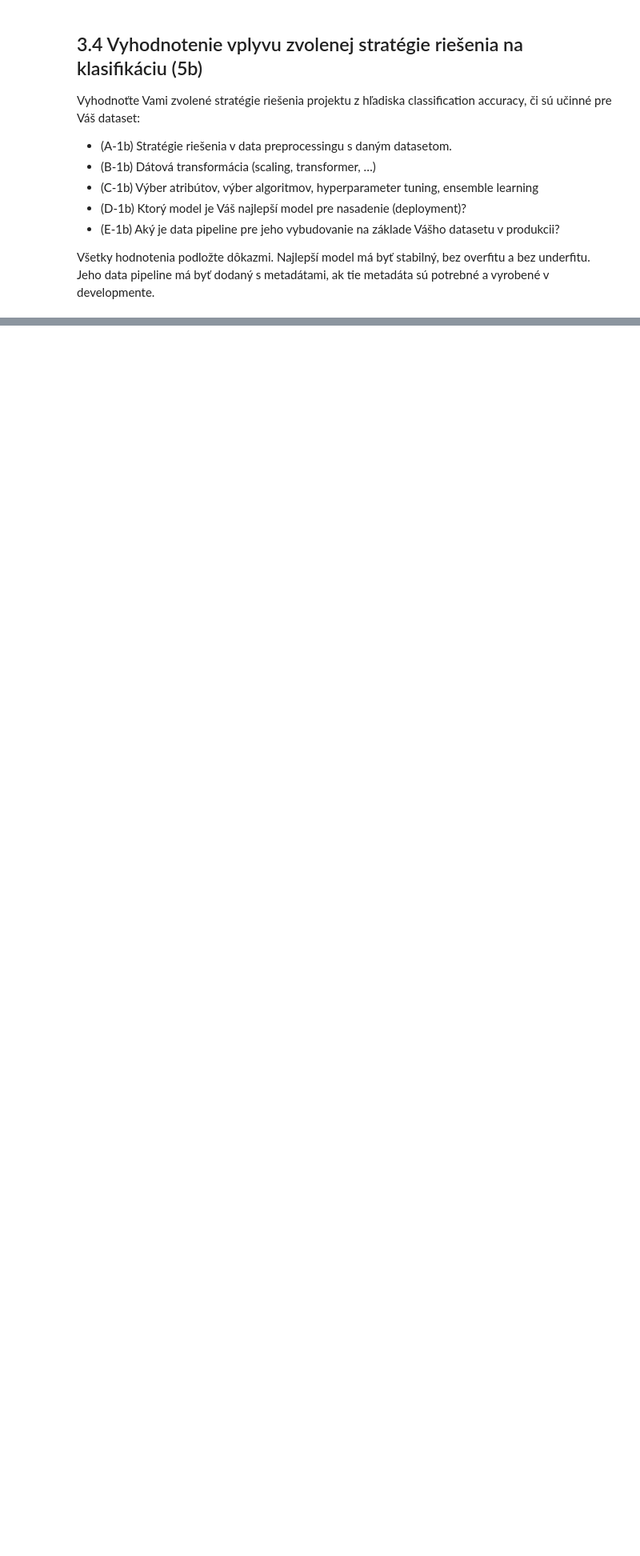
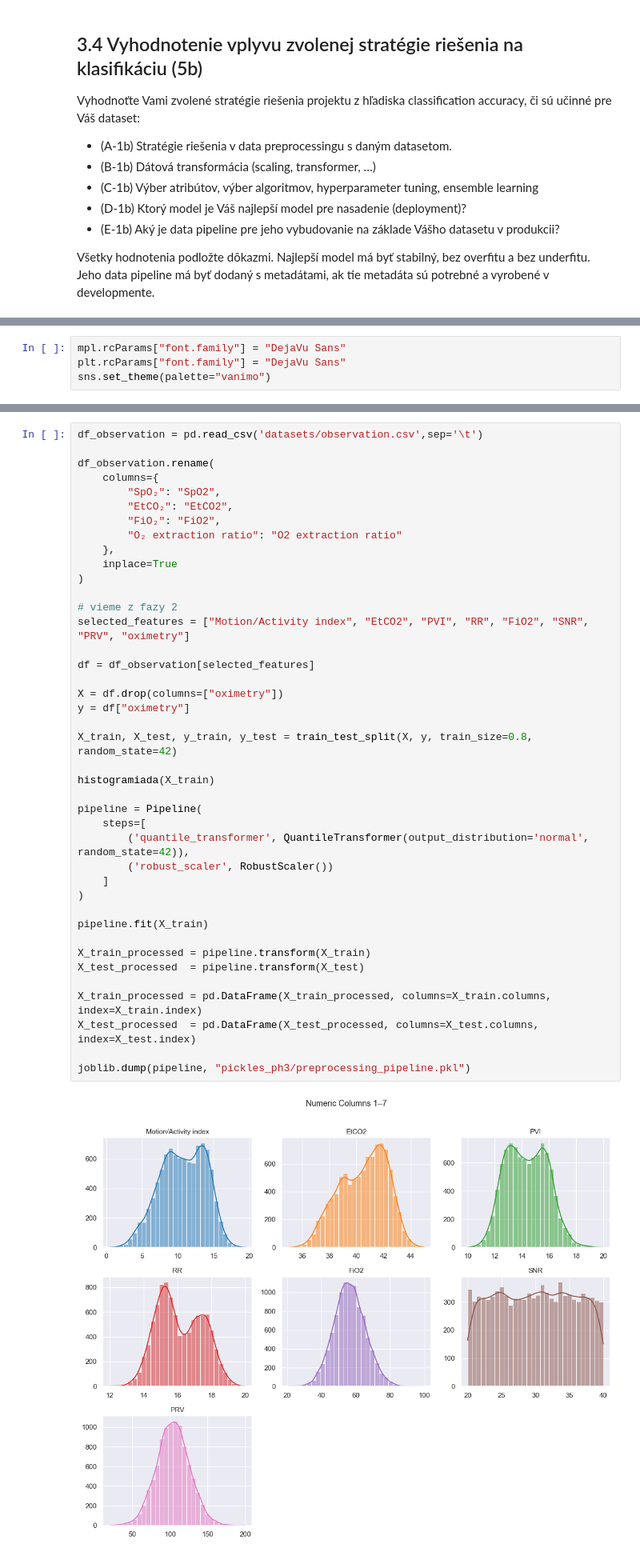
Before and after one commit to johannatilesova/IAU-project, a Jupyter notebook: phase3_Tilesova_Pecenka.ipynb, the cells around one changed output, grey strips where cells are left out. Shown at 80% size. Saved outputs shown, nothing was run; the diff lists cells and outputs as text; blank space fills up the shorter version.

Commit message:
phase3 - initial preprocessing pipeline

```diff
--- a/phase3_Tilesova_Pecenka.ipynb
+++ b/phase3_Tilesova_Pecenka.ipynb
@@ -31,0 +44,4 @@ Všetky hodnotenia podložte dôkazmi. Najlepší model má byť stabilný, bez
+# %%
+mpl.rcParams["font.family"] = "DejaVu Sans"
+plt.rcParams["font.family"] = "DejaVu Sans"
+sns.set_theme(palette="vanimo")
@@ -31,0 +84,43 @@ Všetky hodnotenia podložte dôkazmi. Najlepší model má byť stabilný, bez
+# %%
+df_observation = pd.read_csv('datasets/observation.csv',sep='\t')
+
+df_observation.rename(
+    columns={
+        "SpO₂": "SpO2",
+        "EtCO₂": "EtCO2",
+        "FiO₂": "FiO2",
+        "O₂ extraction ratio": "O2 extraction ratio"
+    },
+    inplace=True
+)
+
+# vieme z fazy 2
+selected_features = ["Motion/Activity index", "EtCO2", "PVI", "RR", "FiO2", "SNR", "PRV", "oximetry"]
+
+df = df_observation[selected_features]
+
+X = df.drop(columns=["oximetry"])
+y = df["oximetry"]
+
+X_train, X_test, y_train, y_test = train_test_split(X, y, train_size=0.8, random_state=42)
+
+histogramiada(X_train)
+
+pipeline = Pipeline(
+    steps=[
+        ('quantile_transformer', QuantileTransformer(output_distribution='normal', random_state=42)),
+        ('robust_scaler', RobustScaler())
+    ]
+)
+
+pipeline.fit(X_train)
+
+X_train_processed = pipeline.transform(X_train)
+X_test_processed  = pipeline.transform(X_test)
+
+X_train_processed = pd.DataFrame(X_train_processed, columns=X_train.columns, index=X_train.index)
+X_test_processed  = pd.DataFrame(X_test_processed, columns=X_test.columns, index=X_test.index)
+
+joblib.dump(pipeline, "pickles_ph3/preprocessing_pipeline.pkl")
+# %% [output]
+[figure, added]
```
Also changed, not shown: parts of 5 cells of this notebook, 2 other files.
